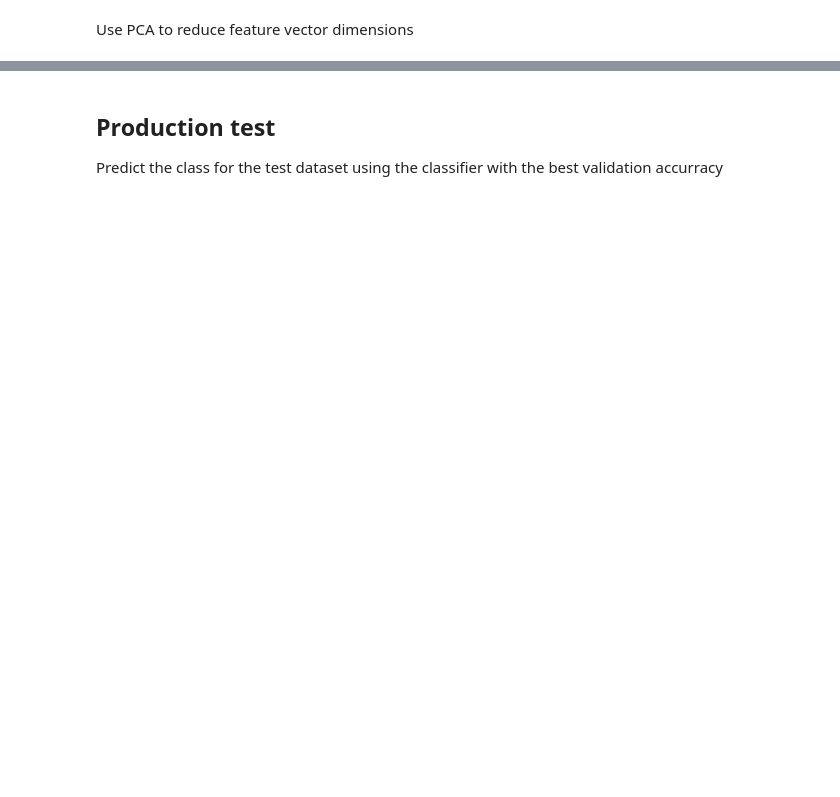
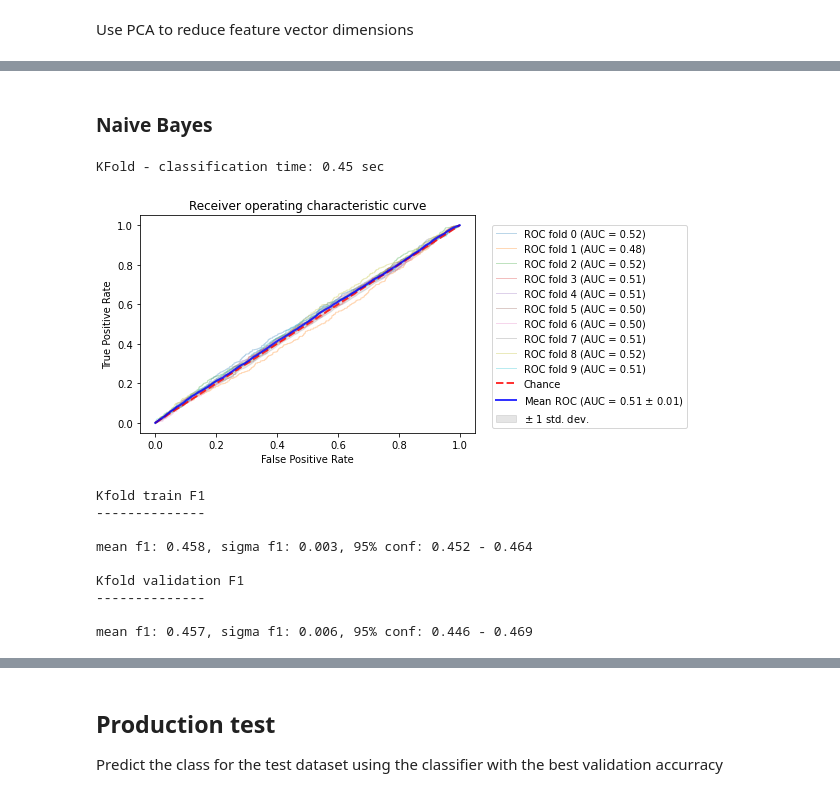
Before and after one commit to MatthewZid/ErgasiaML, a Jupyter notebook: src/personalityML.ipynb, the cells around one changed output, grey strips where cells are left out. Cells and saved outputs as stored; diff of their text form; code cells hidden in the pictures; blank space fills up the shorter version.

```diff
--- a/src/personalityML.ipynb
+++ b/src/personalityML.ipynb
@@ -263,7 +414,7 @@ for v in data['class'].unique():
     ratio.append(len(data[data['class'] == min_class]) / len(data[data['class'] == v]))
 
 # remove (length-remn) items from min class
-remn = 1000
+remn = 7000
 delindex = data[data['class'] == min_class].index[0:(len(data[data['class'] == min_class]) - remn)]
 data.drop(delindex, inplace=True)
 
@@ -613,9 +540,19 @@ y = np.array([class_indx[v] for v in data['class'].values])
+# %%
+# create class index dict
+def change_values(label):
+    if label == 'I': return 1
+    else: return 0
+
+data['class'] = data['class'].apply(lambda label: change_values(label))
+
+X = tfidf
+y = data['class'].to_numpy()
 # %% [markdown]
 ## Split dataset into train and test
 Since we have imbalanced dataset, stratified split should be chosen
 # %%
 from sklearn.model_selection import train_test_split
-X_train, X_test, y_train, y_test = train_test_split(X, y, stratify=y, test_size=0.20)
+X_train, X_test, y_train, y_test = train_test_split(X, y, stratify=y, test_size=0.10)
 
 # plot train and test frequencies
 traindict = {
@@ -663,7 +620,7 @@ plot_traintest(['1','0'], freqstrain, freqstest)
 # %% [markdown]
 Use PCA to reduce feature vector dimensions
 # %%
-# from sklearn.decomposition import PCA
+from sklearn.decomposition import PCA
 # from sklearn.preprocessing import StandardScaler
 
 # scaler = StandardScaler()
@@ -671,9 +628,10 @@ Use PCA to reduce feature vector dimensions
 # X_train = scaler.transform(X_train.toarray())
 # X_test = scaler.transform(X_test.toarray())
 
+pca = PCA(n_components=4) # convert feature vector space into 4 dimensions
 # pca = PCA(0.95) # find the minimum principal components in order to retain 95% of initial variance
-# pca.fit(X_train)
-# X_train = pca.transform(X_train)
-# X_test = pca.transform(X_test)
-# print(X_train.shape)
-# print(X_test.shape)
+pca.fit(X_train.toarray())
+X_train = pca.transform(X_train.toarray())
+X_test = pca.transform(X_test.toarray())
+print(X_train.shape)
+print(X_test.shape)
@@ -850,0 +646,21 @@ mean f1: 0.458, sigma f1: 0.020, 95% conf: 0.417 - 0.498
+# %% [markdown]
+### Naive Bayes
+# %%
+from sklearn.naive_bayes import GaussianNB
+from sklearn.svm import SVC
+from sklearn import tree
+
+clf = GaussianNB()
+clf_kfold(X_train, y_train, clf)
+# %% [output]
+KFold - classification time: 0.45 sec
+[figure, added]
+Kfold train F1
+--------------
+
+mean f1: 0.458, sigma f1: 0.003, 95% conf: 0.452 - 0.464
+
+Kfold validation F1
+--------------
+
+mean f1: 0.457, sigma f1: 0.006, 95% conf: 0.446 - 0.469
```
Also changed, not shown: parts of 27 cells of this notebook.
